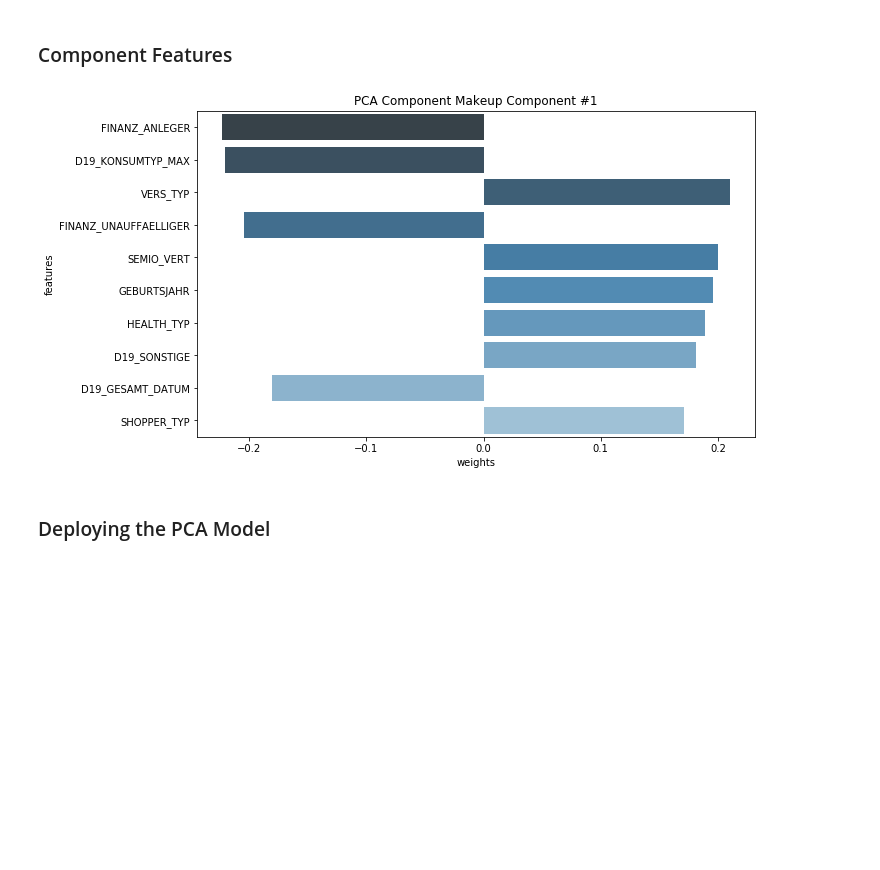
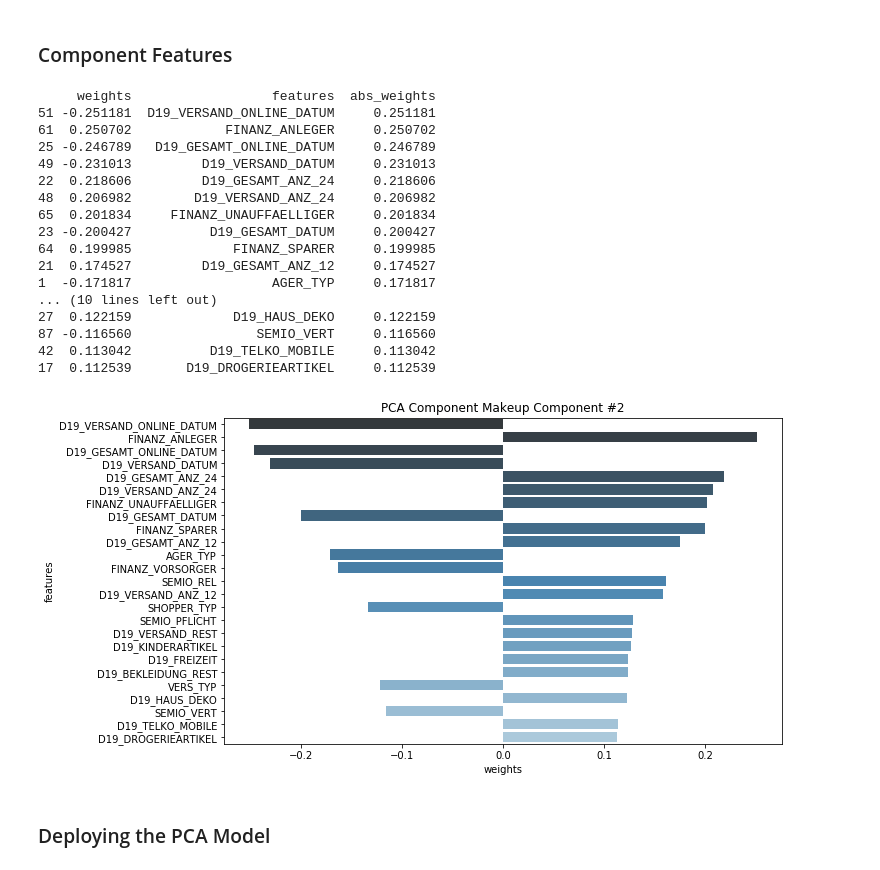
Before and after one commit to eklyman/customer-segmentation-capstone, a Jupyter notebook: KMeans Clustering - Customers.ipynb, the cells around one changed output. Saved outputs shown, nothing was run; the diff lists cells and outputs as text; code cells hidden in the pictures; blank space fills up the shorter version.

```diff
--- a/KMeans Clustering - Customers.ipynb
+++ b/KMeans Clustering - Customers.ipynb
@@ -197,9 +198,26 @@ def display_component(v, features_list, component_num, n_weights=10):
         ax.set_title("PCA Component Makeup Component #{}".format(component_num))
         plt.show()
 # %%
-display_component(v, df.columns.values, component_num=1, n_weights=10)
+display_component(v, df.columns.values, component_num=2, n_weights=25)
 # %% [output]
+     weights                  features  abs_weights
+51 -0.251181  D19_VERSAND_ONLINE_DATUM     0.251181
+61  0.250702            FINANZ_ANLEGER     0.250702
+25 -0.246789   D19_GESAMT_ONLINE_DATUM     0.246789
+49 -0.231013         D19_VERSAND_DATUM     0.231013
+22  0.218606         D19_GESAMT_ANZ_24     0.218606
+48  0.206982        D19_VERSAND_ANZ_24     0.206982
+65  0.201834     FINANZ_UNAUFFAELLIGER     0.201834
+23 -0.200427          D19_GESAMT_DATUM     0.200427
+64  0.199985             FINANZ_SPARER     0.199985
+21  0.174527         D19_GESAMT_ANZ_12     0.174527
+1  -0.171817                  AGER_TYP     0.171817
+... (10 lines left out)
+27  0.122159             D19_HAUS_DEKO     0.122159
+87 -0.116560                SEMIO_VERT     0.116560
+42  0.113042          D19_TELKO_MOBILE     0.113042
+17  0.112539       D19_DROGERIEARTIKEL     0.112539
-[figure, old version]
+[figure, new version]
 # %% [markdown]
 ### Deploying the PCA Model
 # %%
```
Also changed, not shown: parts of 15 cells of this notebook, 2 other files.
